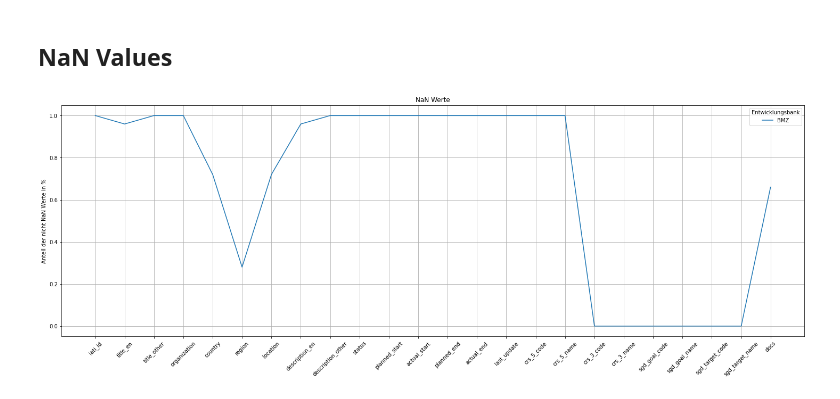
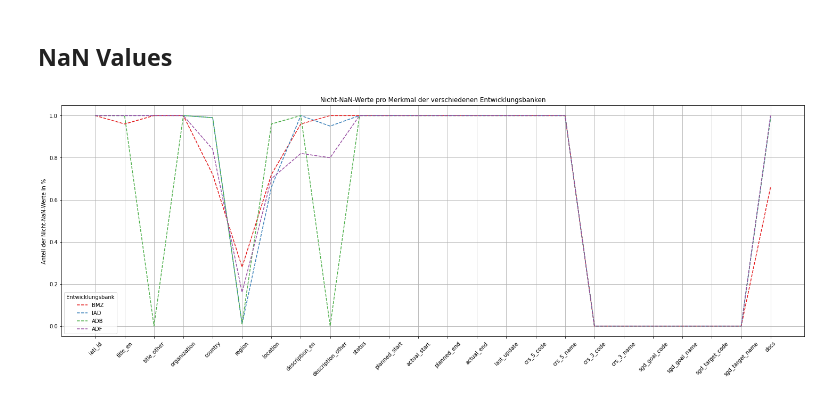
Before and after one commit to JanMuehlnikel/NLP-Development-Banks-Collaboration-Analyzer, a Jupyter notebook: data/exploreation/quality.ipynb, the cells around one changed output. Saved outputs shown, nothing was run; the diff lists cells and outputs as text; code cells hidden in the pictures.

```diff
--- a/data/exploreation/quality.ipynb
+++ b/data/exploreation/quality.ipynb
@@ -20,0 +23,3 @@ bmz_df.head(2)
+# %%
+iad_df = pd.read_csv("../../src/transformed_iad.csv")
+iad_df.head(2)
@@ -20,0 +33,3 @@ bmz_df.head(2)
+# %%
+adb_df = pd.read_csv("../../src/transformed_adb.csv")
+adb_df.head(2)
@@ -20,0 +43,3 @@ bmz_df.head(2)
+# %%
+adf_df = pd.read_csv("../../src/transformed_adf.csv")
+adf_df.head(2)
@@ -24,7 +54,10 @@ bmz_df.head(2)
 columns = bmz_df.columns
 
 orgas = {
-    "BMZ": [bmz_df]
+    "BMZ": [bmz_df],
+    "IAD": [iad_df],
+    "ADB": [adb_df],
+    "ADF": [adf_df],
 }
 
 # extract the nan values for each orga
@@ -39,16 +72,17 @@ for i in orgas:
     orgas[i].append(nan_list)
 # %%
 plt.figure(figsize=(25, 8))
+palette = sns.color_palette("Set1")
 
-for key, values in orgas.items():
-    sns.lineplot(x=range(len(values[1])), y=values[1], label=key)
+for idx, (key, values) in enumerate(orgas.items()):
+    sns.lineplot(x=range(len(values[1])), y=values[1], label=key, linestyle="--", color=palette[idx])
 
-plt.title('NaN Werte')
+plt.title('Nicht-NaN-Werte pro Merkmal der verschiedenen Entwicklungsbanken')
 #plt.xlabel('Merkmale')
-plt.ylabel('Anteil der nicht NaN Werte in %')
+plt.ylabel('Anteil der Nicht-NaN-Werte in %')
 plt.xticks(ticks=range(len(values[1])), labels=columns, rotation=45)
 plt.legend(title='Entwicklungsbank')
 plt.grid(True)
 plt.show()
 # %% [output]
-[figure, old version]
+[figure, new version]
```
Also changed, not shown: parts of 7 cells of this notebook, 3 other files.
